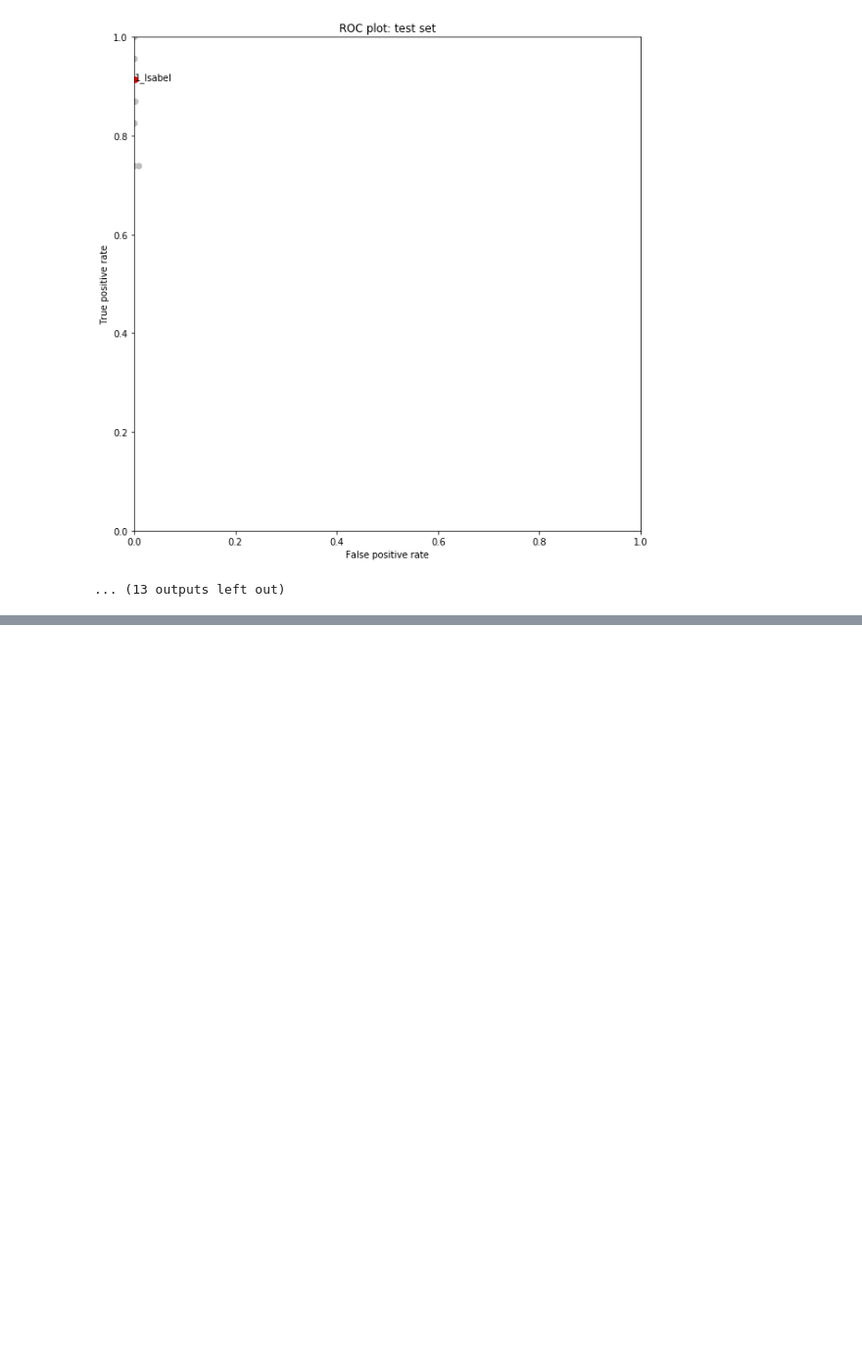
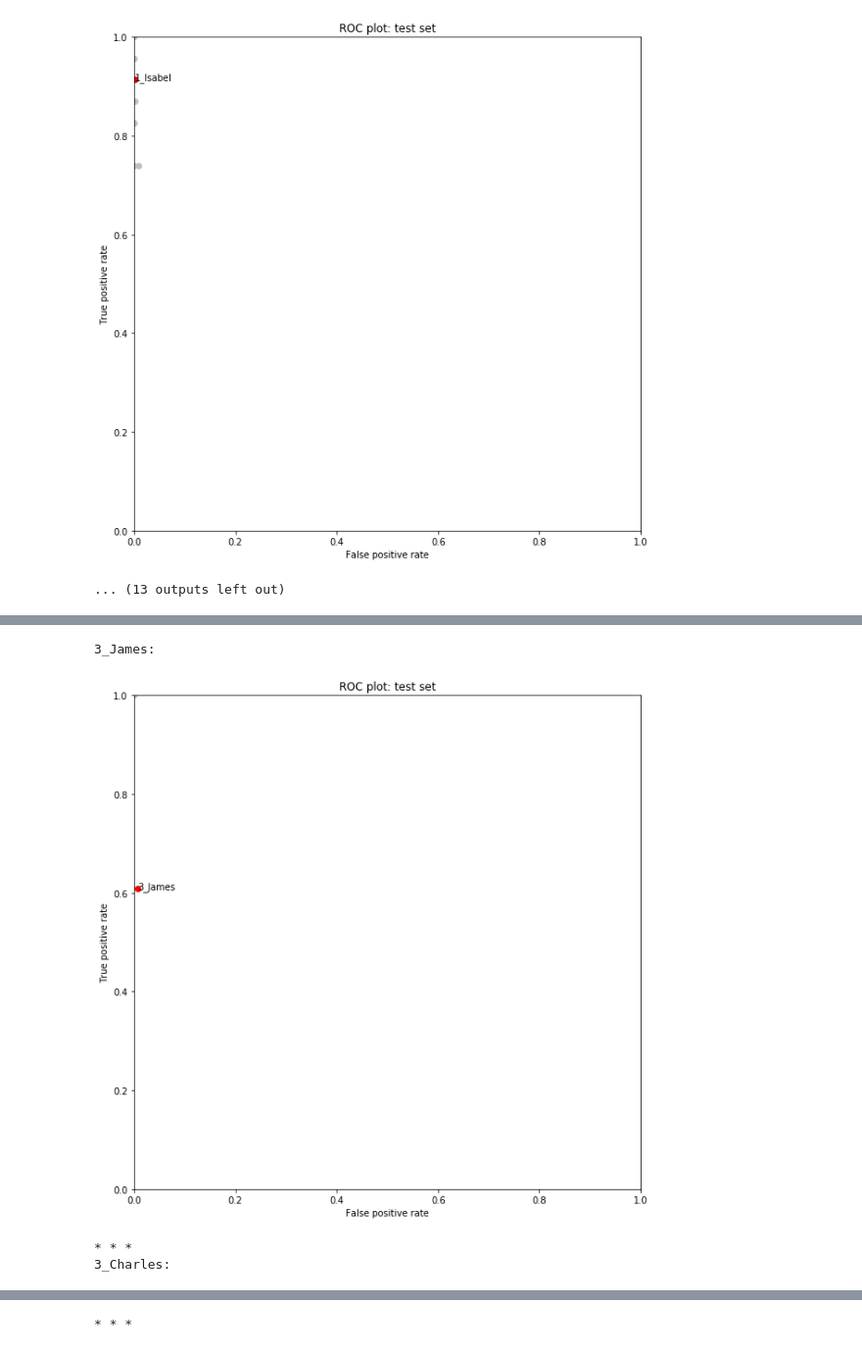
Before and after one commit to visualizedata/ml, a Jupyter notebook: iterations/ML_2_iterations.ipynb, the cells around one changed output, grey strips where cells are left out. Shown at 98% size. Drawn from its saved outputs; the diff is of its cells as text; code cells hidden in the pictures; blank space fills up the shorter version.

```diff
--- a/iterations/ML_2_iterations.ipynb
+++ b/iterations/ML_2_iterations.ipynb
@@ -105,0 +116,21 @@ for fit in performance_2:
+# %%
+for fit in performance_3:
+    print(fit['name'].title() + ':')
+    for fitt in performance_3:
+        plt.plot(fitt['FP'] / fitt['Neg'],
+             fitt['TP'] / fitt['Pos'], 'o', color='0.75')
+    plt.plot(fit['FP'] / fit['Neg'],
+             fit['TP'] / fit['Pos'], 'ro')
+    plt.text(fit['FP'] / fit['Neg'],
+             fit['TP'] / fit['Pos'], fit['name'].title())
+    plt.axis([0, 1, 0, 1])
+    plt.title('ROC plot: test set')
+    plt.xlabel('False positive rate')
+    plt.ylabel('True positive rate')
+    plt.show()
+    print('* * *')
+# %% [output]
+3_James:
+[figure, added]
+* * *
+3_Charles:
@@ -105,0 +138 @@ for fit in performance_2:
+* * *
```
Also changed, not shown: parts of 5 cells of this notebook, 2 other files.
